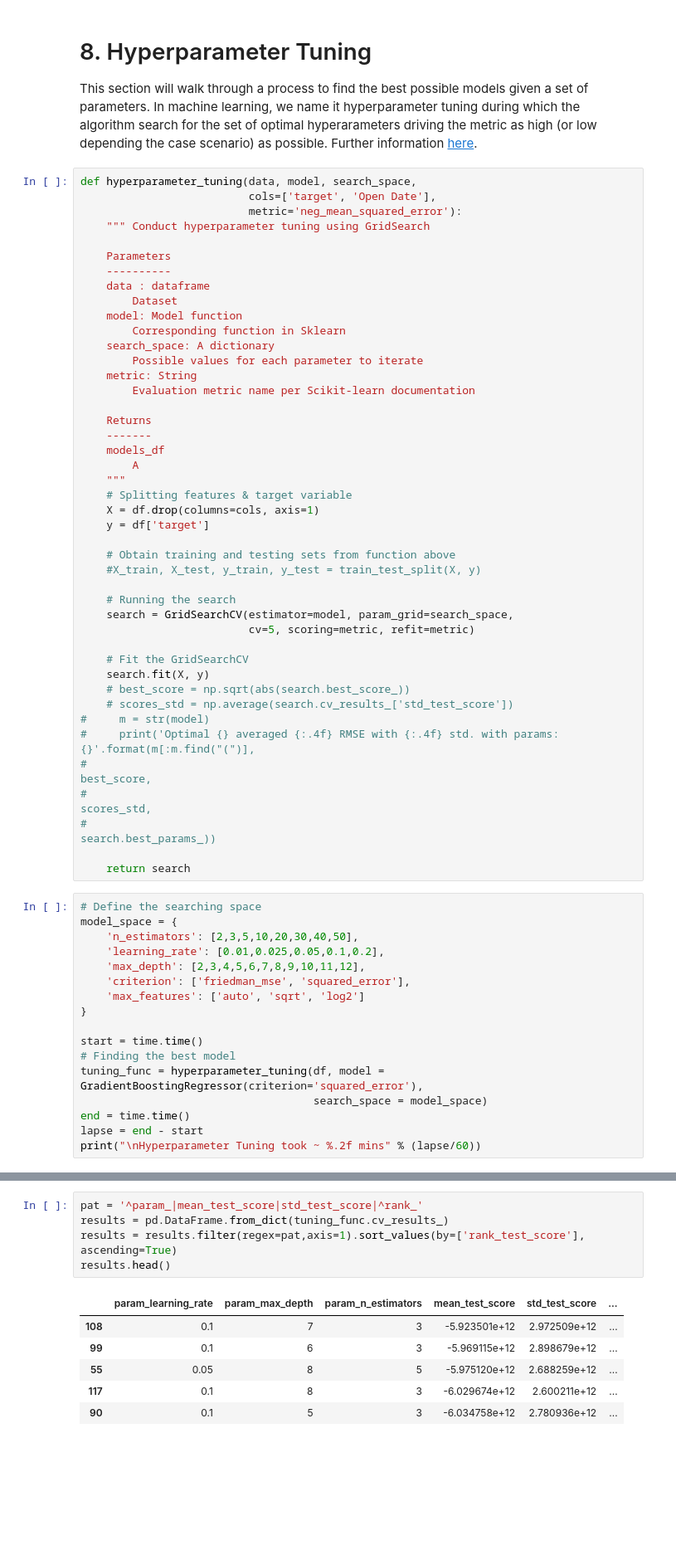
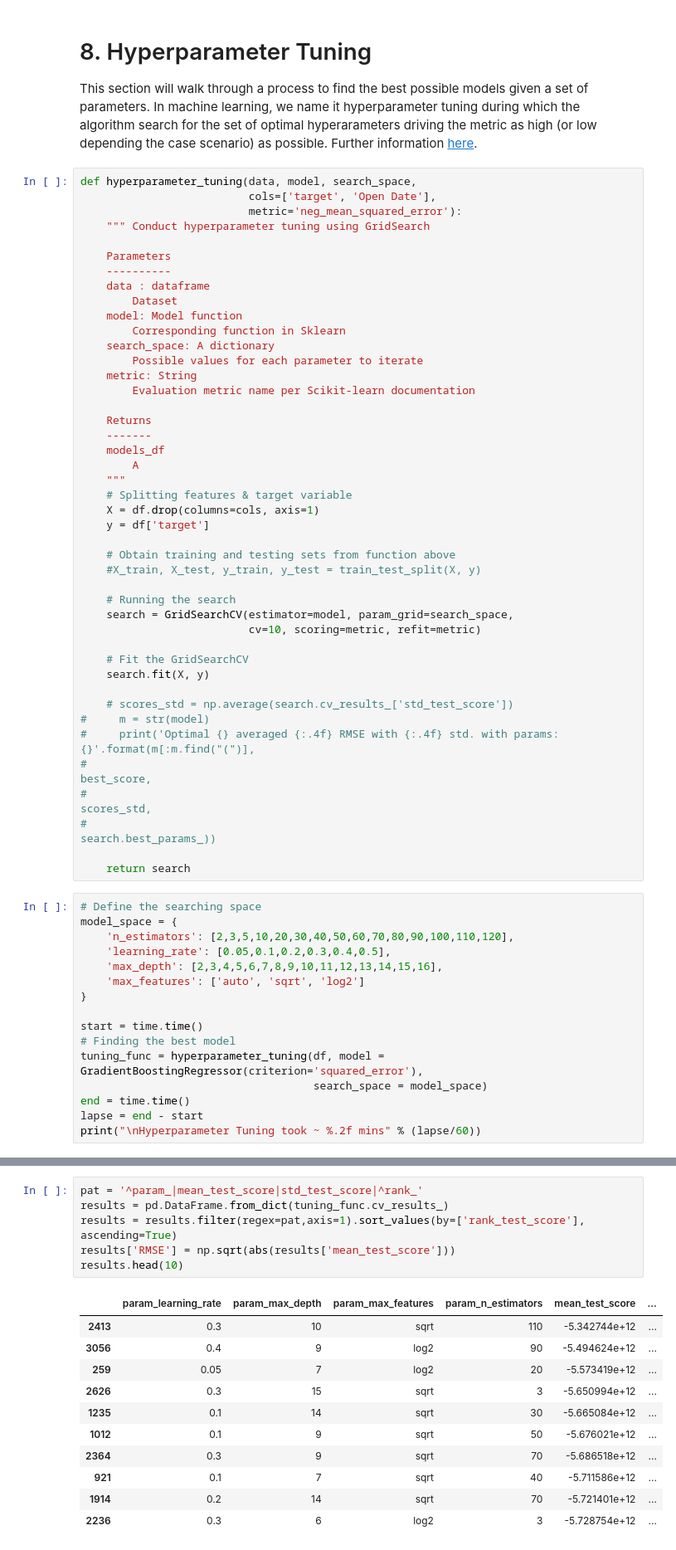
Before and after one commit to aorsot1/data_science_kaggle_datasets, a Jupyter notebook: Competitions/Python/restaurant-revenue-s-predictions.ipynb, the cells around one changed output, grey strips where cells are left out. Shown at 83% size. Drawn from its saved outputs; the diff is of its cells as text; blank space fills up the shorter version.

```diff
--- a/Competitions/Python/restaurant-revenue-s-predictions.ipynb
+++ b/Competitions/Python/restaurant-revenue-s-predictions.ipynb
@@ -618,11 +618,11 @@ def hyperparameter_tuning(data, model, search_space,
 
     # Running the search
     search = GridSearchCV(estimator=model, param_grid=search_space,
-                          cv=5, scoring=metric, refit=metric)
+                          cv=10, scoring=metric, refit=metric)
 
     # Fit the GridSearchCV
     search.fit(X, y)
-    # best_score = np.sqrt(abs(search.best_score_))
+
     # scores_std = np.average(search.cv_results_['std_test_score'])
 #     m = str(model)
 #     print('Optimal {} averaged {:.4f} RMSE with {:.4f} std. with params: {}'.format(m[:m.find("(")],
@@ -634,10 +634,9 @@ def hyperparameter_tuning(data, model, search_space,
 # %%
 # Define the searching space
 model_space = {
-    'n_estimators': [2,3,5,10,20,30,40,50],
-    'learning_rate': [0.01,0.025,0.05,0.1,0.2],
-    'max_depth': [2,3,4,5,6,7,8,9,10,11,12],
-    'criterion': ['friedman_mse', 'squared_error'],
+    'n_estimators': [2,3,5,10,20,30,40,50,60,70,80,90,100,110,120],
+    'learning_rate': [0.05,0.1,0.2,0.3,0.4,0.5],
+    'max_depth': [2,3,4,5,6,7,8,9,10,11,12,13,14,15,16],
     'max_features': ['auto', 'sqrt', 'log2']
 }
 
@@ -654,12 +652,18 @@ Hyperparameter Tuning took ~ 1.63 mins
 # %%
 pat = '^param_|mean_test_score|std_test_score|^rank_'
 results = pd.DataFrame.from_dict(tuning_func.cv_results_)
 results = results.filter(regex=pat,axis=1).sort_values(by=['rank_test_score'],  ascending=True)
-results.head()
+results['RMSE'] = np.sqrt(abs(results['mean_test_score']))
+results.head(10)
 # %% [output]
-|  | param_learning_rate | param_max_depth | param_n_estimators | mean_test_score | std_test_score | ... |
-| 108 | 0.1 | 7 | 3 | -5.923501e+12 | 2.972509e+12 | ... |
-| 99 | 0.1 | 6 | 3 | -5.969115e+12 | 2.898679e+12 | ... |
-| 55 | 0.05 | 8 | 5 | -5.975120e+12 | 2.688259e+12 | ... |
-| 117 | 0.1 | 8 | 3 | -6.029674e+12 | 2.600211e+12 | ... |
-| 90 | 0.1 | 5 | 3 | -6.034758e+12 | 2.780936e+12 | ... |
+|  | param_learning_rate | param_max_depth | param_max_features | param_n_estimators | mean_test_score | ... |
+| 2413 | 0.3 | 10 | sqrt | 110 | -5.342744e+12 | ... |
+| 3056 | 0.4 | 9 | log2 | 90 | -5.494624e+12 | ... |
+| 259 | 0.05 | 7 | log2 | 20 | -5.573419e+12 | ... |
+| 2626 | 0.3 | 15 | sqrt | 3 | -5.650994e+12 | ... |
+| 1235 | 0.1 | 14 | sqrt | 30 | -5.665084e+12 | ... |
+| 1012 | 0.1 | 9 | sqrt | 50 | -5.676021e+12 | ... |
+| 2364 | 0.3 | 9 | sqrt | 70 | -5.686518e+12 | ... |
+| 921 | 0.1 | 7 | sqrt | 40 | -5.711586e+12 | ... |
+| 1914 | 0.2 | 14 | sqrt | 70 | -5.721401e+12 | ... |
+| 2236 | 0.3 | 6 | log2 | 3 | -5.728754e+12 | ... |
```
Also changed, not shown: parts of 3 cells of this notebook.
